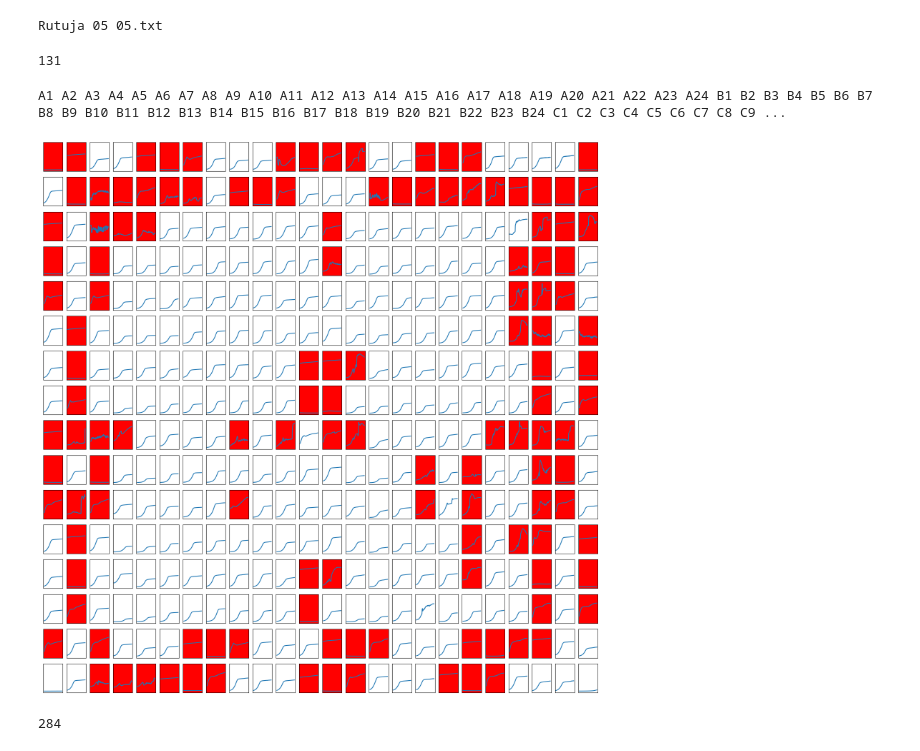
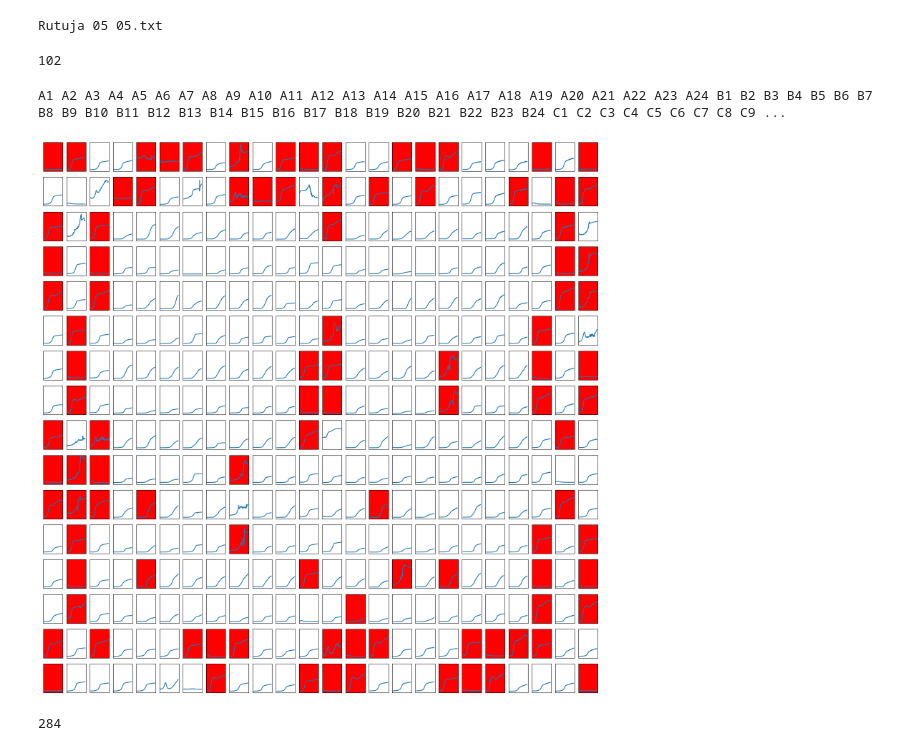
Before and after one commit to rutuja-gupte/sharp-pombe-fitness, a Jupyter notebook: Plotting Plates.ipynb, the cells around one changed output. Saved outputs shown, nothing was run; the diff lists cells and outputs as text; code cells hidden in the pictures.

```diff
--- a/Plotting Plates.ipynb
+++ b/Plotting Plates.ipynb
@@ -114,28 +114,26 @@ See the caveats in the documentation: https://pandas.pydata.org/pandas-docs/stab
 Rutuja 05 05.txt
 # %%
 string = '''
- "A1"  "C1"  "D1"  "E1"  "I1"  "J1"  "K1"  "O1"  "A2"  "B2"  "F2"  "G2"  "H2"  "I2"
-  "K2"  "L2"  "M2"  "N2"  "B3"  "C3"  "D3"  "E3"  "I3"  "J3"  "K3"  "O3"  "P3"  "B4"
-  "C4"  "I4"  "P4"  "A5"  "B5"  "C5"  "P5"  "A6"  "B6"  "P6"  "A7"  "B7"  "O7"  "P7"
-  "O8"  "P8"  "B9"  "I9"  "K9"  "O9"  "B10" "A11" "B11" "I11" "A12" "G12" "H12" "M12"
-  "N12" "P12" "A13" "C13" "D13" "G13" "H13" "I13" "M13" "O13" "P13" "A14" "G14" "I14"
-  "O14" "P14" "B15" "O15" "B16" "A17" "B17" "J17" "K17" "A18" "B18" "P18" "A19" "B19"
-  "J19" "K19" "L19" "M19" "O19" "P19" "B20" "I20" "O20" "P20" "B21" "D21" "E21" "F21"
-  "I21" "L21" "O21" "B22" "C22" "D22" "E22" "F22" "G22" "H22" "I22" "J22" "K22" "L22"
- "M22" "N22" "O22" "B23" "C23" "D23" "E23" "I23" "J23" "K23" "A24" "B24" "C24" "F24"
- "G24" "H24" "L24" "M24" "N24"
+  "A1"  "C1"  "D1"  "E1"  "I1"  "J1"  "K1"  "O1"  "P1"  "A2"  "F2"  "G2"  "H2"
+  "J2"  "K2"  "L2"  "M2"  "N2"  "C3"  "D3"  "E3"  "I3"  "J3"  "K3"  "O3"  "B4"
+ "A5"  "B5"  "K5"  "M5"  "A6"  "A7"  "O7"  "O8"  "P8"  "A9"  "B9"  "J9"  "L9"
+  "O9"  "B10" "A11" "B11" "A12" "G12" "H12" "I12" "M12" "P12" "A13" "B13" "C13"
+ "F13" "G13" "H13" "O13" "P13" "N14" "O14" "P14" "B15" "K15" "O15" "A16" "M16"
+  "A17" "B17" "A18" "G18" "H18" "M18" "P18" "O19" "P19" "O20" "P20" "B21" "O21"
+  "A22" "F22" "G22" "H22" "L22" "M22" "N22" "O22" "B23" "C23" "D23" "E23" "I23"
+  "K23" "A24" "B24" "D24" "E24" "G24" "H24" "L24" "M24" "N24" "P24"
  '''
 l = string.replace('"', "").split()
 l = list(set(l))
 # %%
 len(l)
 # %% [output]
-131
+102
 # %%
-graph_df(df3, l)
+graph_df(df2, l)
 # %% [output]
 A1 A2 A3 A4 A5 A6 A7 A8 A9 A10 A11 A12 A13 A14 A15 A16 A17 A18 A19 A20 A21 A22 A23 A24 B1 B2 B3 B4 B5 B6 B7 B8 B9 B10 B11 B12 B13 B14 B15 B16 B17 B18 B19 B20 B21 B22 B23 B24 C1 C2 C3 C4 C5 C6 C7 C8 C9 ...
-[figure, old version]
+[figure, new version]
 # %%
 
 string = '''
```
Also changed, not shown: 2 other files.
